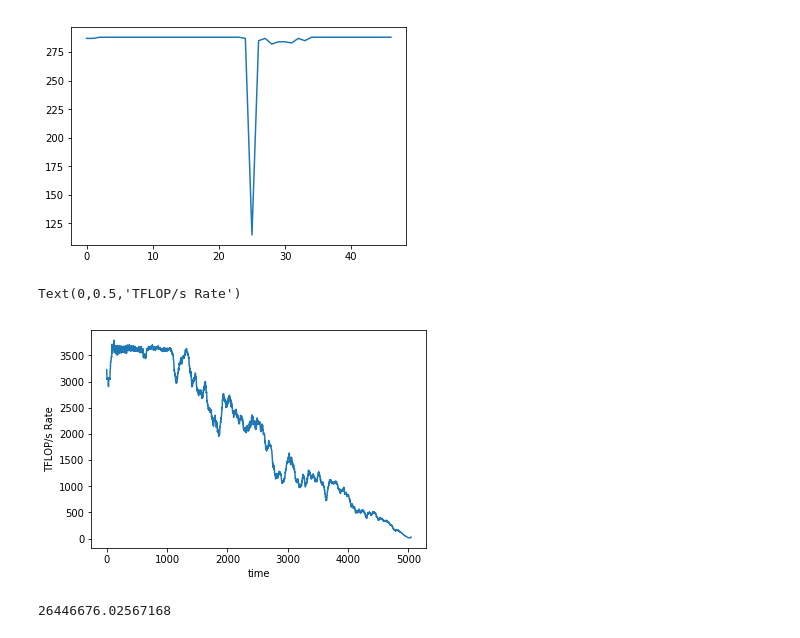
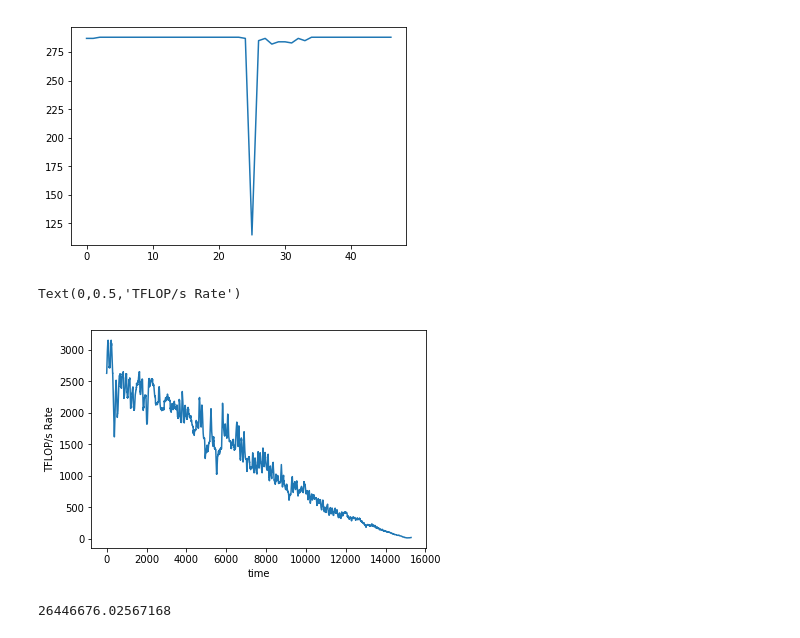
Before and after one commit to Vaishaal/numpywren, a Jupyter notebook: experiments/scrape numpywren logs.ipynb, the cells around one changed output. Cells and saved outputs as stored; diff of their text form; code cells hidden in the pictures.

```diff
--- a/experiments/scrape numpywren logs.ipynb
+++ b/experiments/scrape numpywren logs.ipynb
@@ -72,7 +74,7 @@ def smooth(x,window_len=400,window='flat'):
 # %%
 #PROGRAM_ID = "1532144559"
 #PROGRAM_ID = "1536687372"
-PROGRAM_ID = "1536716556"
+PROGRAM_ID = "1537196779"
 BUCKET = "numpywrennsdi"
 # %% [markdown]
 ## Load runtime data first
@@ -194,12 +193,12 @@ plt.plot(runtime_data["up_workers"])
 [figure]
 # %%
 #plt.plot(smooth(np.gradient(runtime_data["writes"])/np.gradient(runtime_data["times"][:-1]), window_len=1), label="smoothed")
-plt.plot(smooth(np.gradient(runtime_data["flops"])/np.gradient(runtime_data["times"]), window_len=60), label="smoothed")
+plt.plot(smooth(np.gradient(runtime_data["flops"])/np.gradient(runtime_data["times"]), window_len=300), label="smoothed")
 #plt.plot(smooth(np.array(times[:-1]), window_len=1), smooth(np.gradient(runtime_data["writes"]), window_len=1), label="raw")
 plt.xlabel("time")
 plt.ylabel("TFLOP/s Rate")
 #plt.title("ramping up to 20K workers")
 # %% [output]
 Text(0,0.5,'TFLOP/s Rate')
-[figure, old version]
+[figure, new version]
 # %%
```
Also changed, not shown: parts of 6 cells of this notebook, 6 other files.
